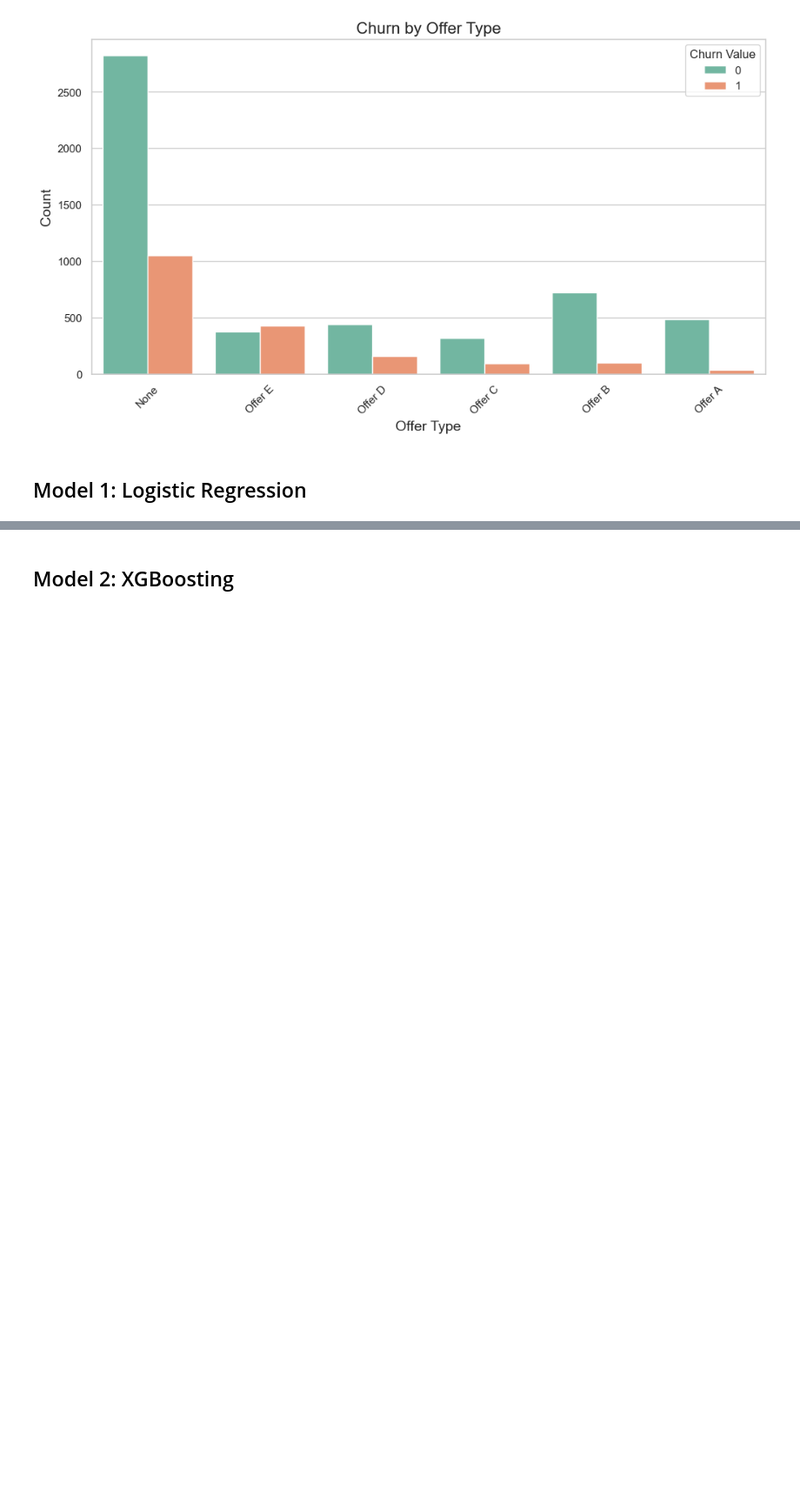
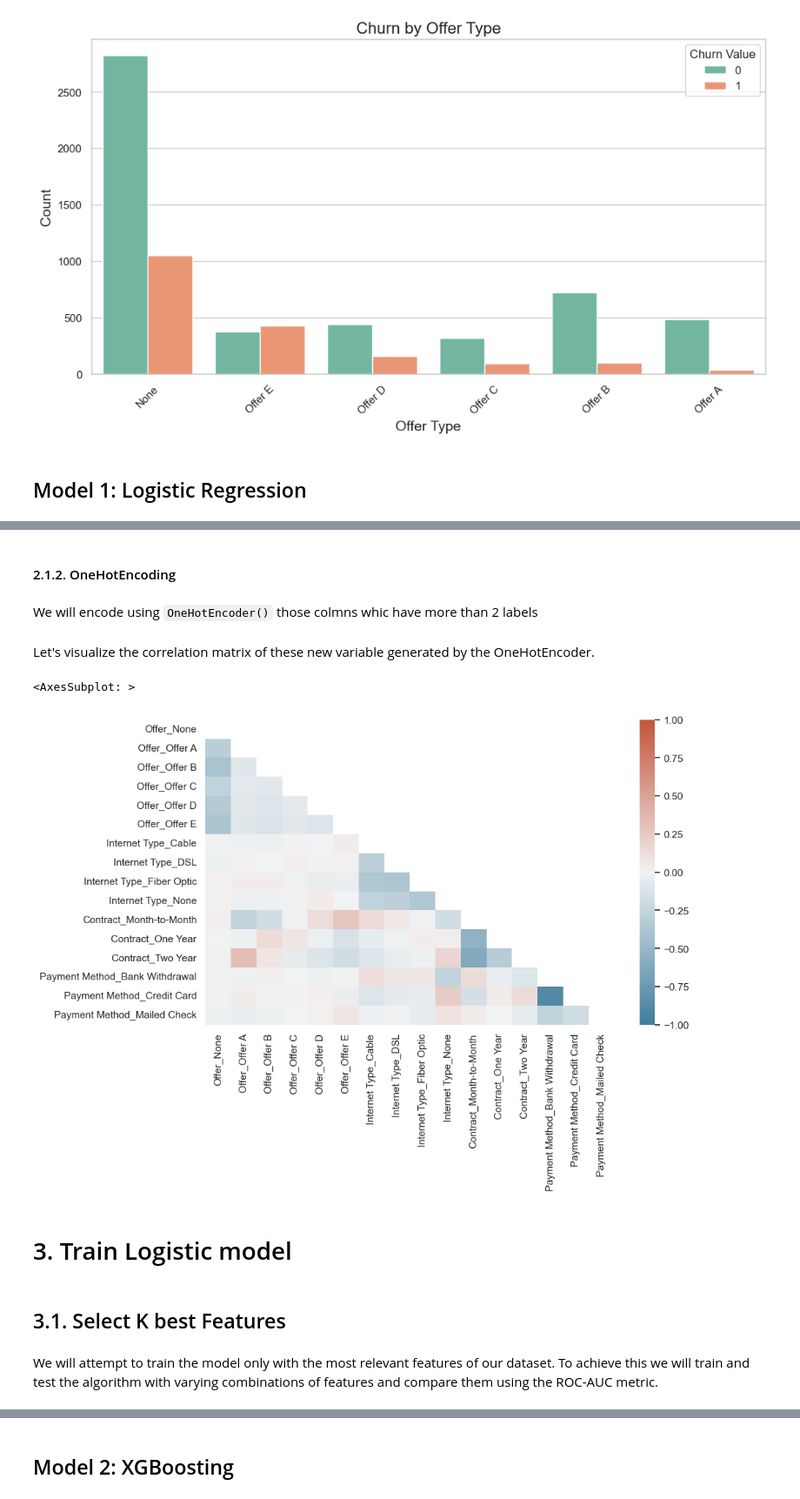
Before and after one commit to Flebor/ML_MINT, a Jupyter notebook: ChurnPred.ipynb, the cells around one changed output, grey strips where cells are left out. Shown at 87% size. Cells and saved outputs as stored; diff of their text form; code cells hidden in the pictures; blank space fills up the shorter version.

```diff
--- a/ChurnPred.ipynb
+++ b/ChurnPred.ipynb
@@ -580,0 +661,15 @@ plt.xticks(rotation=45)
+# %%
+columns_to_drop = ["City", "Population", "Under 30", "Senior Citizen", "Dependents",
+                'Churn Category', 'Churn Reason', 'Customer Satisfaction']
+lrtelco = lrtelco.drop(columns_to_drop, axis=1)
+# %%
+# Doing this again without the coulmns we dropped
+columns_types = lrtelco.dtypes
+
+all_columns = lrtelco.columns
+
+continuous_vars = [col for col in columns_types.keys() if columns_types[col] != 'object']
+
+cat_vars = [col for col in columns_types.keys() if columns_types[col] == 'object']
+binary_cat_vars = [c for c in cat_vars if len(set(lrtelco[c]))==2]
+multi_cat_vars = [c for c in cat_vars if len(set(lrtelco[c]))>2]
@@ -580,0 +682,35 @@ plt.xticks(rotation=45)
+# %%
+label_enc = LabelEncoder()
+df_label_encoder = lrtelco[binary_cat_vars].apply(label_enc.fit_transform)
+df_label_encoder.columns = [c for c in df_label_encoder]
+lrtelco.update(df_label_encoder)
+# %% [markdown]
+#### 2.1.2. OneHotEncoding
+# %% [markdown]
+We will encode using `OneHotEncoder()` those colmns whic have more than 2 labels
+# %%
+onehot_enc = OneHotEncoder(handle_unknown = 'ignore')
+cat_onehot_enc = onehot_enc.fit_transform(lrtelco[multi_cat_vars]
+                                          .fillna('unknown')
+                                         ).toarray()
+
+onehot_encoded_columns = onehot_enc.get_feature_names_out()
+df_onehot_encoder = pd.DataFrame(cat_onehot_enc,
+                                 columns = onehot_encoded_columns,
+                                 index = lrtelco.index
+                              )
+lrtelco = (lrtelco[[c for c in all_columns if c not in multi_cat_vars]]
+              .join(df_onehot_encoder))
+# %% [markdown]
+Let's visualize the correlation matrix of these new variable generated by the OneHotEncoder.
+# %%
+corr = df_onehot_encoder.corr(numeric_only=True)
+mask = np.triu(np.ones_like(corr, dtype=bool))
+cmap = sns.diverging_palette(230, 20, as_cmap=True)
+fig, ax = plt.subplots(figsize=(10, 6))
+sns.heatmap(corr, mask=mask, cmap=cmap, annot=False, vmin=-1, vmax=1)
+# %% [output]
+<AxesSubplot: >
+[figure, added]
+# %% [markdown]
+# 3. Train Logistic model
@@ -580,0 +726,4 @@ plt.xticks(rotation=45)
+# %% [markdown]
+## 3.1. Select K best Features
+# %% [markdown]
+We will attempt to train the model only with the most relevant features of our dataset. To achieve this we will train and test the algorithm with varying combinations of features and compare them using the ROC-AUC metric.
```
Also changed, not shown: parts of 47 cells of this notebook, 1 other file.
